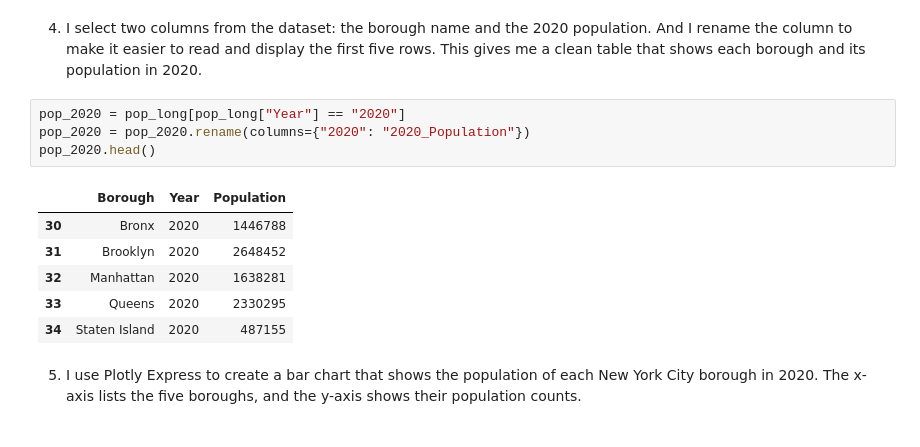
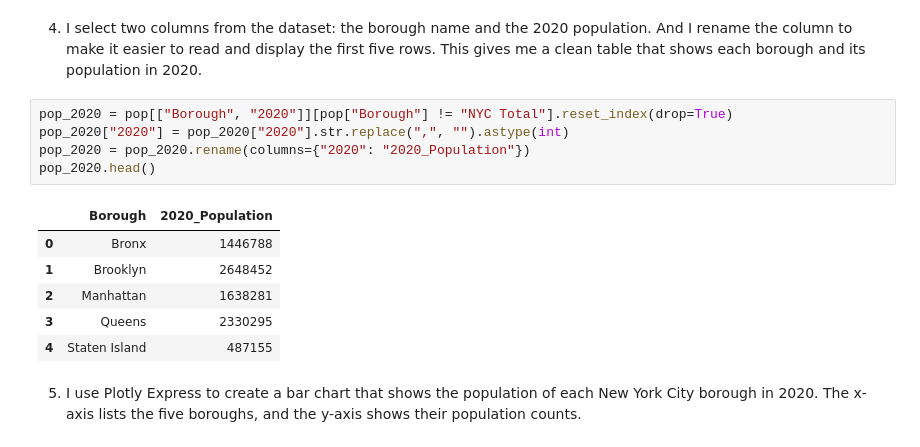
Before and after one commit to LeoXie1023/Zhengyang.github.io, a Jupyter notebook: Project2/Project2.ipynb, the cells around one changed output. Drawn from its saved outputs; the diff is of its cells as text.

```diff
--- a/Project2/Project2.ipynb
+++ b/Project2/Project2.ipynb
@@ -77,16 +77,17 @@ Explain: This line chart shows population changes across the five New York City
 # %% [markdown]
 4. I select two columns from the dataset: the borough name and the 2020 population. And I rename the column to make it easier to read and display the first five rows. This gives me a clean table that shows each borough and its population in 2020.
 # %%
-pop_2020 = pop_long[pop_long["Year"] == "2020"]
+pop_2020 = pop[["Borough", "2020"]][pop["Borough"] != "NYC Total"].reset_index(drop=True)
+pop_2020["2020"] = pop_2020["2020"].str.replace(",", "").astype(int)
 pop_2020 = pop_2020.rename(columns={"2020": "2020_Population"})
 pop_2020.head()
 # %% [output]
-|  | Borough | Year | Population |
-| 30 | Bronx | 2020 | 1446788 |
-| 31 | Brooklyn | 2020 | 2648452 |
-| 32 | Manhattan | 2020 | 1638281 |
-| 33 | Queens | 2020 | 2330295 |
-| 34 | Staten Island | 2020 | 487155 |
+|  | Borough | 2020_Population |
+| 0 | Bronx | 1446788 |
+| 1 | Brooklyn | 2648452 |
+| 2 | Manhattan | 1638281 |
+| 3 | Queens | 2330295 |
+| 4 | Staten Island | 487155 |
 # %% [markdown]
 5. I use Plotly Express to create a bar chart that shows the population of each New York City borough in 2020. The x-axis lists the five boroughs, and the y-axis shows their population counts.
 # %%
```
